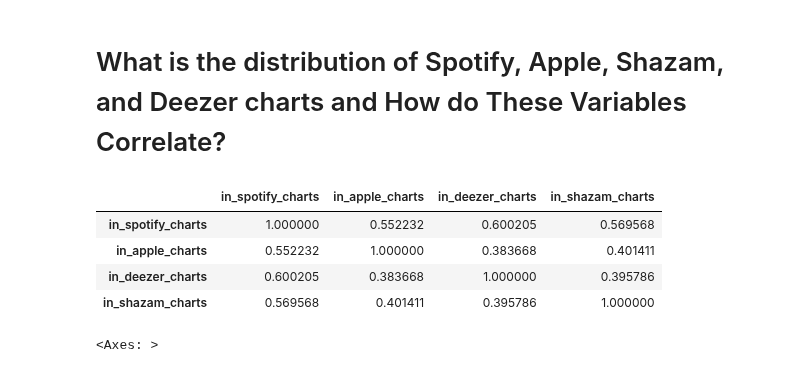
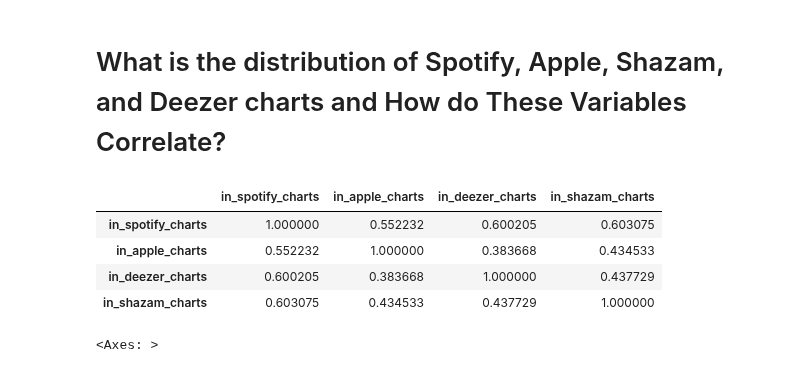
Before and after one commit to JoshuaHildebrand/CMSC320_Project, a Jupyter notebook: Project.ipynb, the cells around one changed output. Drawn from its saved outputs; the diff is of its cells as text; code cells hidden in the pictures.

```diff
--- a/Project.ipynb
+++ b/Project.ipynb
@@ -47,20 +47,23 @@ dtype: int64
 # %% [markdown]
 # What is the distribution of Spotify, Apple, Shazam, and Deezer charts and How do These Variables Correlate?
 # %%
-charts_df = df
+import warnings
+warnings.filterwarnings('ignore')
+
+charts_df = df[['in_spotify_charts', 'in_apple_charts', 'in_deezer_charts', 'in_shazam_charts']]
+
 charts_df['in_shazam_charts'] = charts_df['in_shazam_charts'].astype(str)
 charts_df['in_shazam_charts'] = charts_df['in_shazam_charts'].str.replace(',','',regex = False)
-charts_df['in_shazam_charts'] = charts_df['in_shazam_charts'].astype(int)
+charts_df['in_shazam_charts'] = charts_df['in_shazam_charts'].astype(float)
 
-charts_df = charts_df[['in_spotify_charts', 'in_apple_charts', 'in_deezer_charts', 'in_shazam_charts']]
-
-charts_df.corr().style.background_gradient(cmap='RdBu_r', vmin = -1, vmax = 1)
+df_corr = charts_df.corr().style.background_gradient(cmap='RdBu_r', vmin = -1, vmax = 1)
+display(df_corr)
 # %% [output]
 |  | in_spotify_charts | in_apple_charts | in_deezer_charts | in_shazam_charts |
-| in_spotify_charts | 1.000000 | 0.552232 | 0.600205 | 0.569568 |
-| in_apple_charts | 0.552232 | 1.000000 | 0.383668 | 0.401411 |
-| in_deezer_charts | 0.600205 | 0.383668 | 1.000000 | 0.395786 |
-| in_shazam_charts | 0.569568 | 0.401411 | 0.395786 | 1.000000 |
+| in_spotify_charts | 1.000000 | 0.552232 | 0.600205 | 0.603075 |
+| in_apple_charts | 0.552232 | 1.000000 | 0.383668 | 0.434533 |
+| in_deezer_charts | 0.600205 | 0.383668 | 1.000000 | 0.437729 |
+| in_shazam_charts | 0.603075 | 0.434533 | 0.437729 | 1.000000 |
 # %%
 mask = np.triu(np.ones_like(df_corr.data, dtype=bool))
 
```
